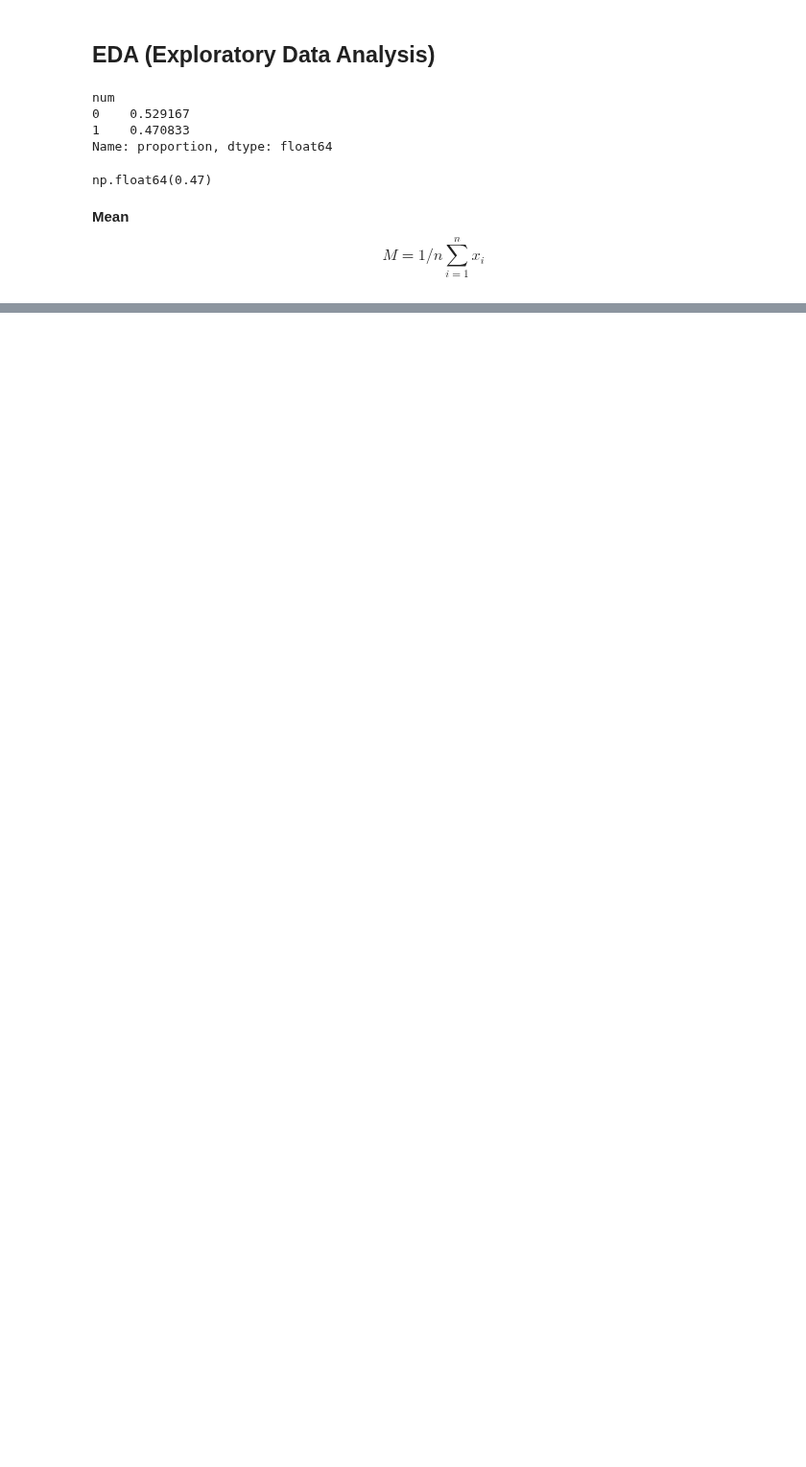
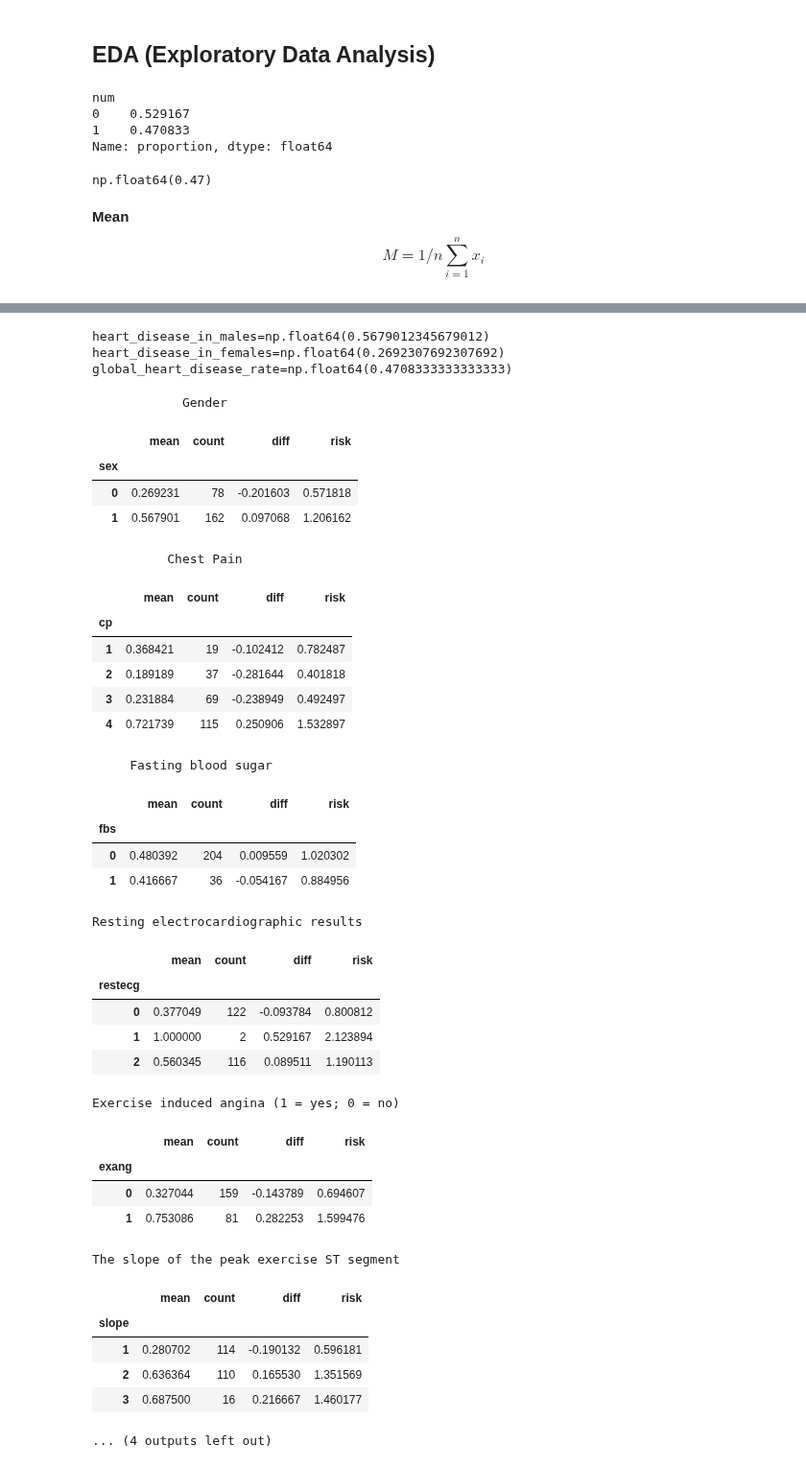
Before and after one commit to khvatov/machine-learning-zoomcamp-homework, a Jupyter notebook: midterm_project/midterm.ipynb, the cells around one changed output, grey strips where cells are left out. Shown at 96% size. Saved outputs shown, nothing was run; the diff lists cells and outputs as text; code cells hidden in the pictures; blank space fills up the shorter version.

```diff
--- a/midterm_project/midterm.ipynb
+++ b/midterm_project/midterm.ipynb
@@ -399 +424,4 @@ num         int64
 dtype: object
+# %%
+categorical_columns = ['sex', 'cp', 'fbs', 'restecg',  'exang',  'slope', 'ca', 'thal']
+numeric_columns = ['age', 'trestbps', 'chol', 'thalach','oldpeak']
@@ -399,0 +430,55 @@ dtype: object
+# %%
+# sex (1 = male; 0 = female)
+heart_disease_in_males = df_full_train[df_full_train.sex == 1].num.mean()
+heart_disease_in_females = df_full_train[df_full_train.sex == 0].num.mean()
+print(f"{heart_disease_in_males=} \n{heart_disease_in_females=}")
+print(f"{global_heart_disease_rate=}")
+# %% [output]
+heart_disease_in_males=np.float64(0.5679012345679012)
+heart_disease_in_females=np.float64(0.2692307692307692)
+global_heart_disease_rate=np.float64(0.4708333333333333)
+# %%
+for c in categorical_columns:
+    print(f"{column_meanings[c].center(30)}")
+    df_group = df_full_train.groupby(c).num.agg(['mean', 'count'])
+    df_group['diff'] = df_group['mean'] - global_heart_disease_rate
+    df_group['risk'] = df_group['mean'] / global_heart_disease_rate
+    display(df_group)
+    print()
+    print()
+# %% [output]
+            Gender
+|  | mean | count | diff | risk |
+| sex |  |  |  |  |
+| 0 | 0.269231 | 78 | -0.201603 | 0.571818 |
+| 1 | 0.567901 | 162 | 0.097068 | 1.206162 |
+          Chest Pain
+|  | mean | count | diff | risk |
+| cp |  |  |  |  |
+| 1 | 0.368421 | 19 | -0.102412 | 0.782487 |
+| 2 | 0.189189 | 37 | -0.281644 | 0.401818 |
+| 3 | 0.231884 | 69 | -0.238949 | 0.492497 |
+| 4 | 0.721739 | 115 | 0.250906 | 1.532897 |
+     Fasting blood sugar
+|  | mean | count | diff | risk |
+| fbs |  |  |  |  |
+| 0 | 0.480392 | 204 | 0.009559 | 1.020302 |
+| 1 | 0.416667 | 36 | -0.054167 | 0.884956 |
+Resting electrocardiographic results
+|  | mean | count | diff | risk |
+| restecg |  |  |  |  |
+| 0 | 0.377049 | 122 | -0.093784 | 0.800812 |
+| 1 | 1.000000 | 2 | 0.529167 | 2.123894 |
+| 2 | 0.560345 | 116 | 0.089511 | 1.190113 |
+Exercise induced angina (1 = yes; 0 = no)
+|  | mean | count | diff | risk |
+| exang |  |  |  |  |
+| 0 | 0.327044 | 159 | -0.143789 | 0.694607 |
+| 1 | 0.753086 | 81 | 0.282253 | 1.599476 |
+The slope of the peak exercise ST segment
+|  | mean | count | diff | risk |
+| slope |  |  |  |  |
+| 1 | 0.280702 | 114 | -0.190132 | 0.596181 |
+| 2 | 0.636364 | 110 | 0.165530 | 1.351569 |
+| 3 | 0.687500 | 16 | 0.216667 | 1.460177 |
+... (4 outputs left out)
```
Also changed, not shown: parts of 18 cells of this notebook.
